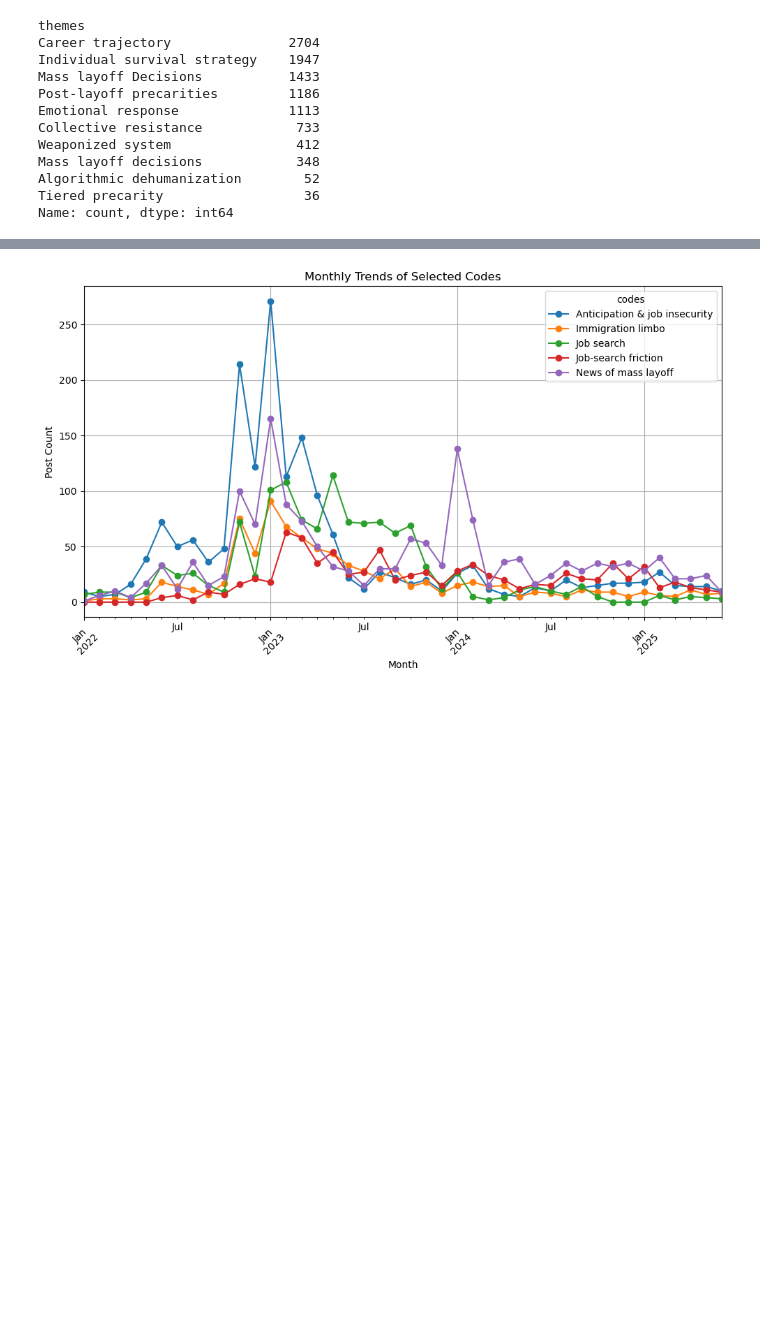
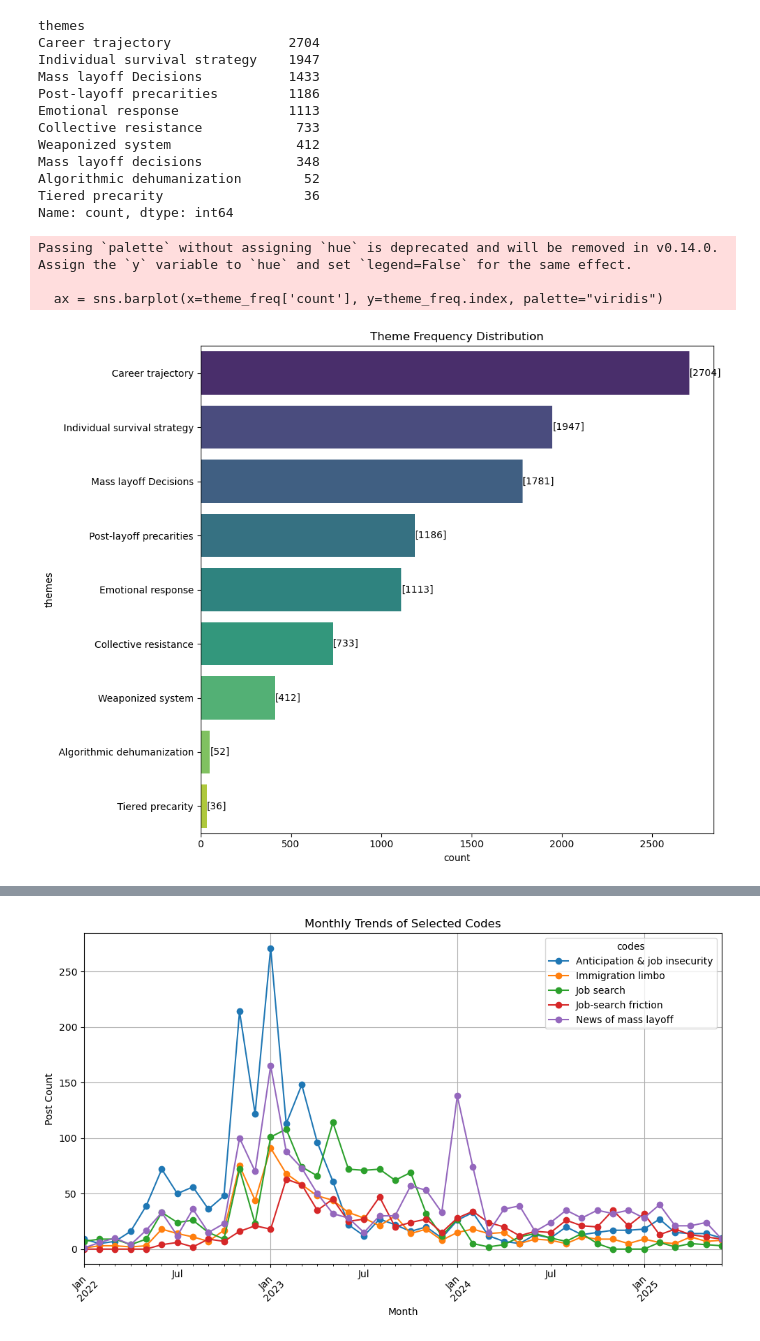
Before and after one commit to FahimShahriarAnik/Chaos_in_fedNews, a Jupyter notebook: reddit_and_teamblind_combined/teamblind_qual_analysis/visualization_for_teamblind.ipynb, the cells around one changed output, grey strips where cells are left out. Drawn from its saved outputs; the diff is of its cells as text; code cells hidden in the pictures; blank space fills up the shorter version.

```diff
--- a/reddit_and_teamblind_combined/teamblind_qual_analysis/visualization_for_teamblind.ipynb
+++ b/reddit_and_teamblind_combined/teamblind_qual_analysis/visualization_for_teamblind.ipynb
@@ -346,6 +346,30 @@ Mass layoff decisions            348
 Algorithmic dehumanization        52
 Tiered precarity                  36
 Name: count, dtype: int64
+# %%
+## generate theme frequency bar chart from theme_frequency.csv
+import pandas as pd
+import matplotlib.pyplot as plt
+import seaborn as sns
+# Load theme frequency data
+theme_freq = pd.read_csv("theme_frequency.csv", index_col=0)
+theme_freq = theme_freq.sort_values(by='count', ascending=False)
+plt.figure(figsize=(10, 8))
+ax = sns.barplot(x=theme_freq['count'], y=theme_freq.index, palette="viridis")
+plt.title("Theme Frequency Distribution")
+# plt.xlabel("Frequency")
+# plt.ylabel("Theme")
+plt.tight_layout()
+
+for i, v in enumerate(theme_freq.values):
+    ax.text(v + 0.8, i, str(v), color='black', va='center')
+
+plt.show()
+# %% [output]
+Passing `palette` without assigning `hue` is deprecated and will be removed in v0.14.0. Assign the `y` variable to `hue` and set `legend=False` for the same effect.
+
+  ax = sns.barplot(x=theme_freq['count'], y=theme_freq.index, palette="viridis")
+[figure, added]
 # %%
 import numpy as np
 # Initialize empty co-occurrence matrix
```
Also changed, not shown: parts of 2 cells of this notebook, 29 other files.
